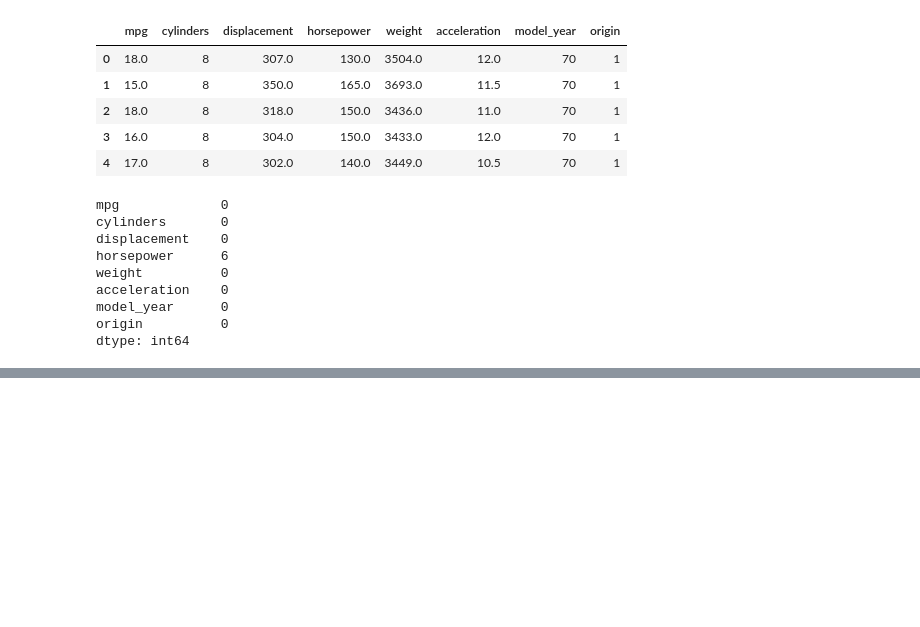
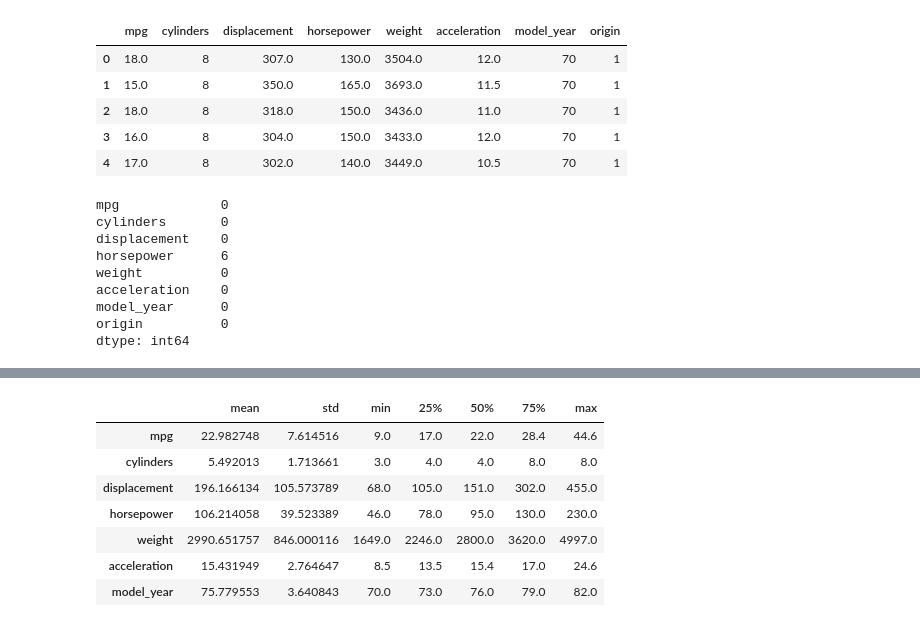
Before and after one commit to michrus/am-i-learning-yet, a Jupyter notebook: machine_learning/linear_regression/project.ipynb, the cells around one changed output, grey strips where cells are left out. Drawn from its saved outputs; the diff is of its cells as text; code cells hidden in the pictures; blank space fills up the shorter version.

```diff
--- a/machine_learning/linear_regression/project.ipynb
+++ b/machine_learning/linear_regression/project.ipynb
@@ -83,0 +160,14 @@ dtype: int64
+# %%
+# Use pandas describe features to see values like mean, standard deviation, etc.
+# for the dataset
+# Drop count column since we already know that from checking split sizes.
+dataset_train.describe().drop(['count']).T
+# %% [output]
+|  | mean | std | min | 25% | 50% | 75% | max |
+| mpg | 22.982748 | 7.614516 | 9.0 | 17.0 | 22.0 | 28.4 | 44.6 |
+| cylinders | 5.492013 | 1.713661 | 3.0 | 4.0 | 4.0 | 8.0 | 8.0 |
+| displacement | 196.166134 | 105.573789 | 68.0 | 105.0 | 151.0 | 302.0 | 455.0 |
+| horsepower | 106.214058 | 39.523389 | 46.0 | 78.0 | 95.0 | 130.0 | 230.0 |
+| weight | 2990.651757 | 846.000116 | 1649.0 | 2246.0 | 2800.0 | 3620.0 | 4997.0 |
+| acceleration | 15.431949 | 2.764647 | 8.5 | 13.5 | 15.4 | 17.0 | 24.6 |
+| model_year | 75.779553 | 3.640843 | 70.0 | 73.0 | 76.0 | 79.0 | 82.0 |
```
Also changed, not shown: parts of 9 cells of this notebook.
